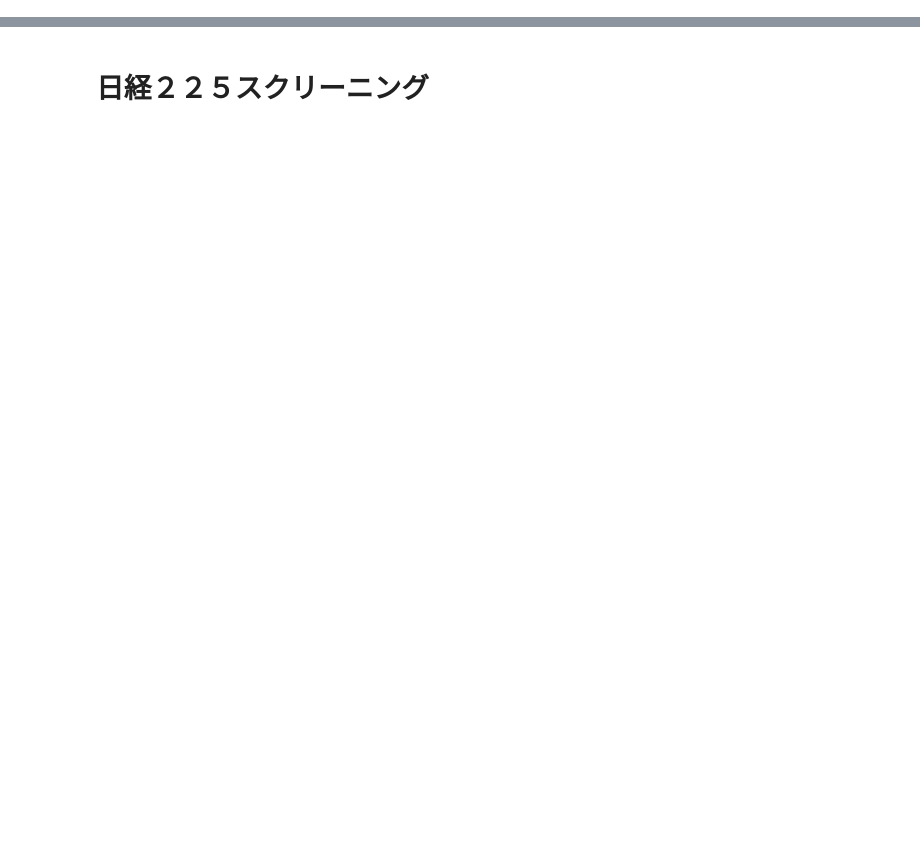
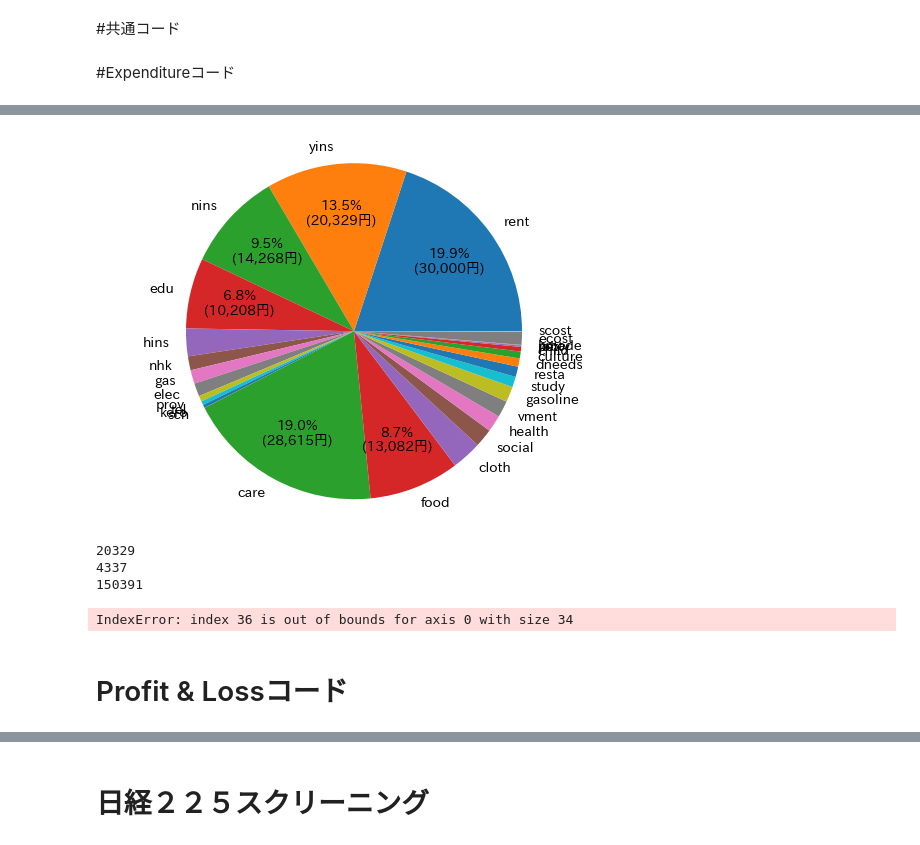
Before and after one commit to acrossariver/acrossariver.github.io, a Jupyter notebook: 自作スクリーニング.ipynb, the cells around one changed output, grey strips where cells are left out. Cells and saved outputs as stored; diff of their text form; code cells hidden in the pictures; blank space fills up the shorter version.

```diff
--- a/自作スクリーニング.ipynb
+++ b/自作スクリーニング.ipynb
@@ -1,2 +1,4 @@
 # %% [markdown]
 <a href="https://colab.research.google.com/github/acrossariver/acrossariver.github.io/blob/master/%E8%87%AA%E4%BD%9C%E3%82%B9%E3%82%AF%E3%83%AA%E3%83%BC%E3%83%8B%E3%83%B3%E3%82%B0.ipynb" target="_parent"><img src="https://colab.research.google.com/assets/colab-badge.svg" alt="Open In Colab"/></a>
+# %% [markdown]
+#共通コード
@@ -2,0 +8,2 @@
+# %% [markdown]
+#Expenditureコード
@@ -2,0 +158,52 @@
+# %%
+###ExpenditureGraphコード###
+###2024-09-01END Ver.01###
+
+#Expenditureコードで生成されたDataFrame（df_expenditure）を持ってくる
+df1 = df_expenditure
+df2 = df_nototal
+#df1.info()
+#df2.info()
+
+!pip install japanize_matplotlib
+
+
+
+import matplotlib.pyplot as plt
+import japanize_matplotlib
+import numpy as np
+
+#勘定科目ごとの平均値の円グラフ
+
+#割合だけでなく数値も表示する関数
+#参考：https://python-yutaka.com/matplotlib_pie_graph_display_abs_value/
+def abs_func(pct, abs_values):
+    absolute = int(np.round(pct/100.*np.sum(abs_values)))
+    return "{:.1f}%\n({:,}円)".format(pct, absolute)
+
+labels = df2["LeftItem"]
+sizes = df2["Average"]
+fig, ax = plt.subplots()
+ax.pie(sizes, labels=labels, autopct=lambda pct: abs_func(pct, sizes) if pct>=5 else '',pctdistance=0.7)
+ax.axis('equal')  # Equal aspect ratio ensures that pie is drawn as a circle.
+plt.show()
+
+
+print(df1.iloc[2,2])
+print(df1.iloc[16,2])
+print(df1.iloc[33,2])
+print(df1.iloc[36,2])
+
+#Uitごとの平均値の円グラフ
+
+
+
+labels = ["非消費支出","固定費","変動費","特別支出"]
+sizes = [df1.iloc[2,2],df1.iloc[16,2],df1.iloc[33,2],df1.iloc[36,2]]
+fig, ax = plt.subplots()
+#ax.pie(sizes, labels=labels, autopct='%1.1f%%', startangle=90)
+ax.pie(sizes, autopct=lambda pct: abs_func(pct, sizes) if pct>=5 else '',pctdistance=0.7, labels=labels)
+
+ax.axis('equal')  # Equal aspect ratio ensures that pie is drawn as a circle.
+plt.show()
+# %% [output]
@@ -2,0 +222,7 @@
+[figure, added]
+20329
+4337
+150391
+IndexError: index 36 is out of bounds for axis 0 with size 34
+# %% [markdown]
+# Profit & Lossコード
```
Also changed, not shown: parts of 8 cells of this notebook.
